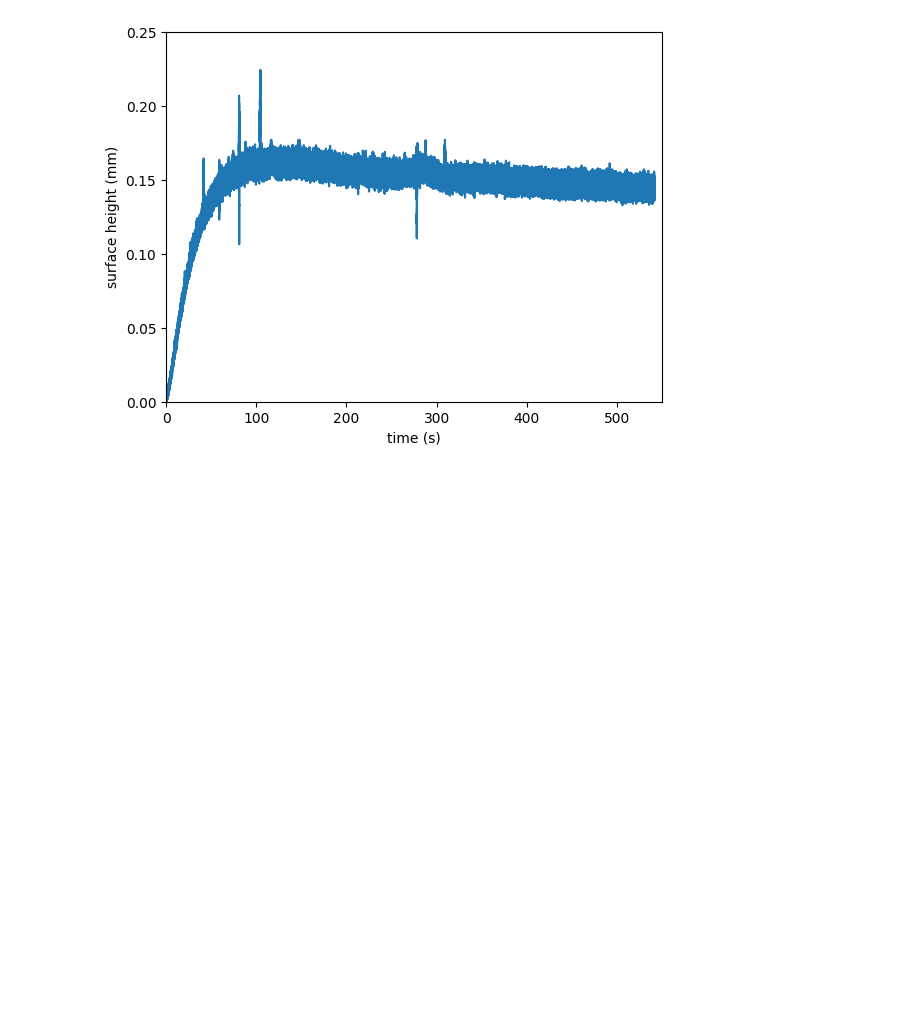
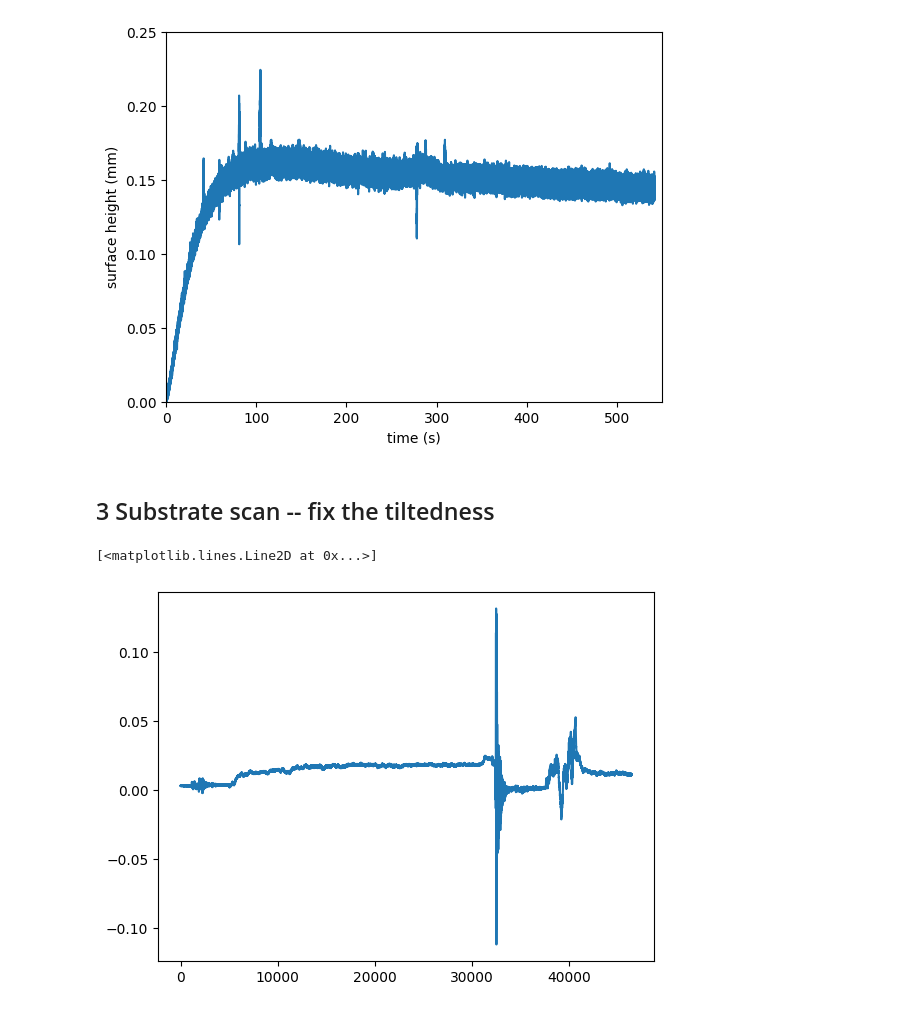
Before and after one commit to ZLoverty/WPM, a Jupyter notebook: Code/plots.ipynb, the cells around one changed output. Cells and saved outputs as stored; diff of their text form; code cells hidden in the pictures; blank space fills up the shorter version.

Commit message:
fix tiltedness

```diff
--- a/Code/plots.ipynb
+++ b/Code/plots.ipynb
@@ -41,3 +58,13 @@ plt.ylabel("surface height (mm)")
 # %% [output]
 Text(0, 0.5, 'surface height (mm)')
 [figure]
+# %% [markdown]
+## 3 Substrate scan -- fix the tiltedness
+# %%
+before = pd.read_csv(r"E:\WPM\04222024\substrate.csv", usecols=[1], skiprows=12)
+after = pd.read_csv(r"E:\WPM\04222024\substrate-fixed.csv", usecols=[1], skiprows=12)
+# %%
+plt.plot(after)
+# %% [output]
+[<matplotlib.lines.Line2D at 0x...>]
+[figure, added]
```
Also changed, not shown: parts of 6 cells of this notebook.
